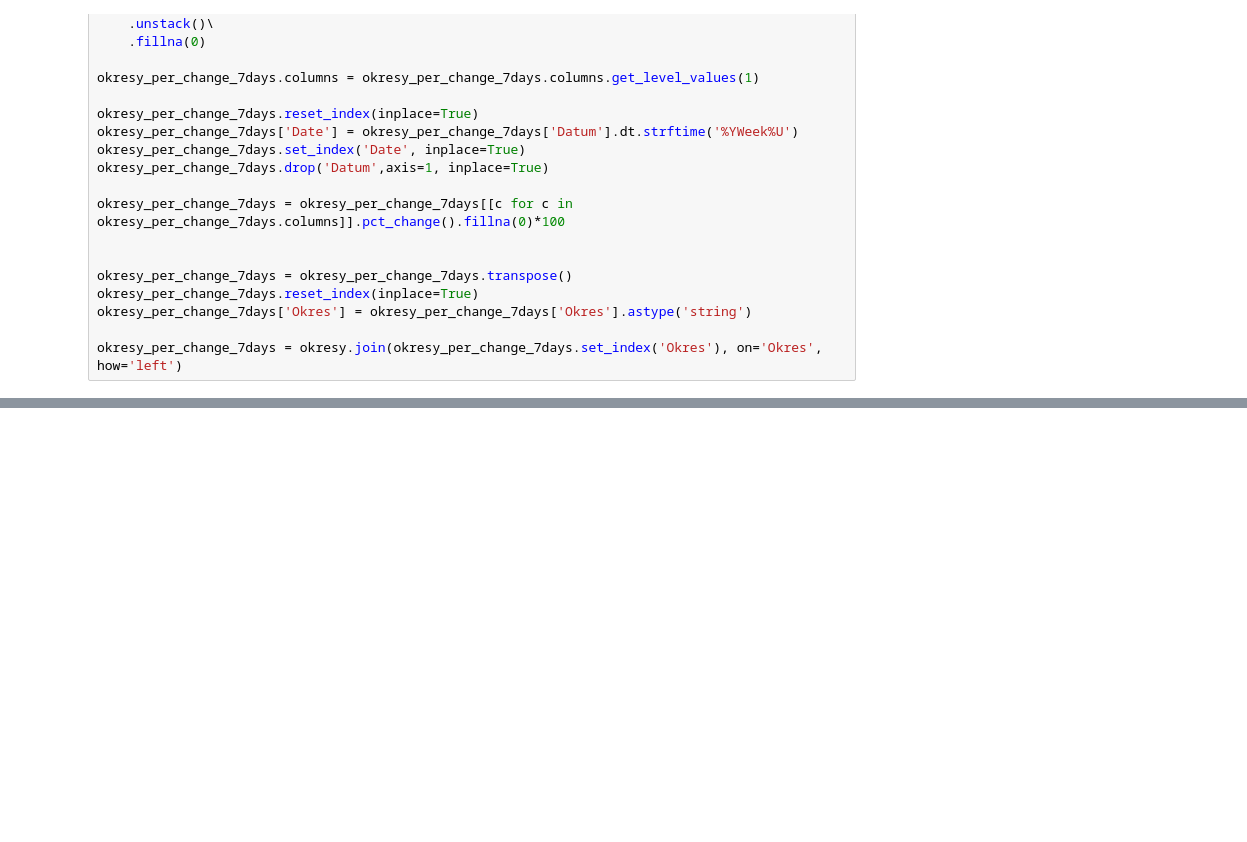
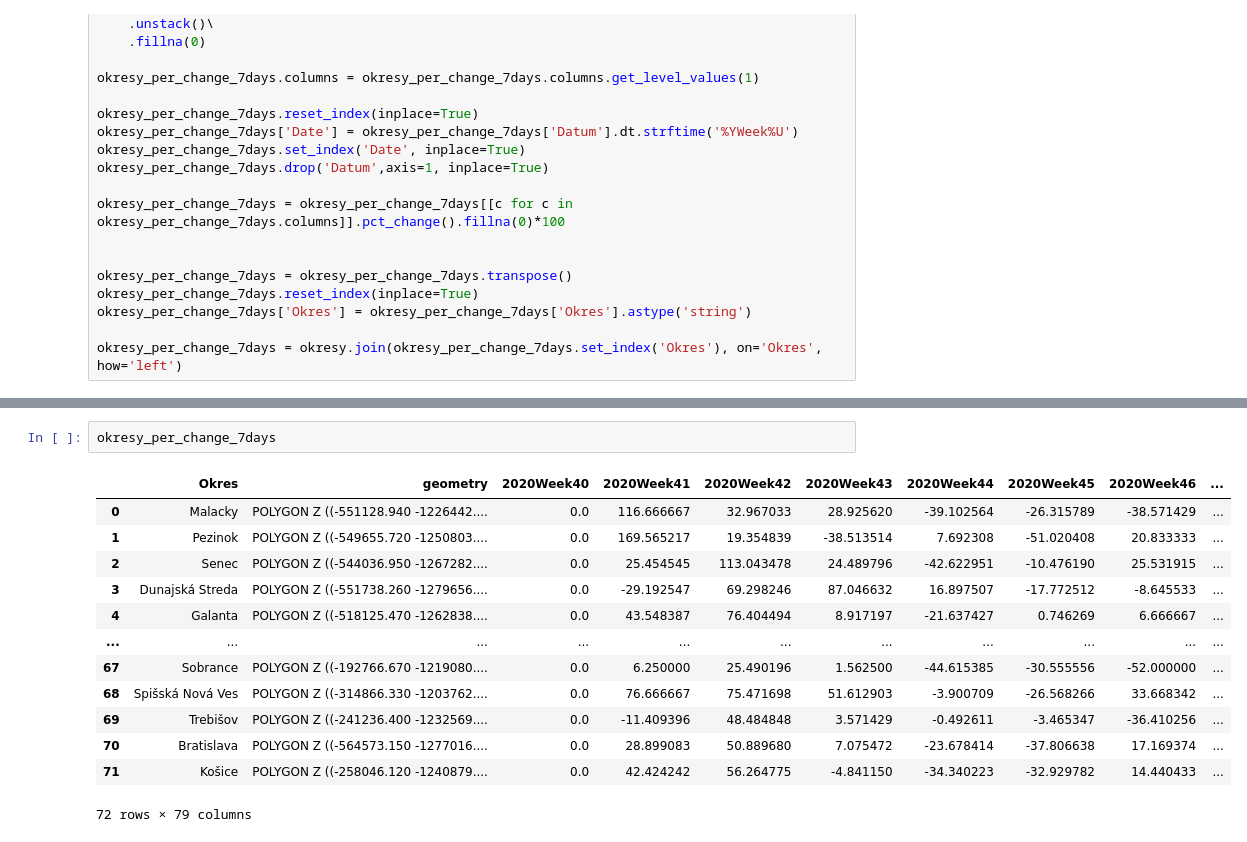
Before and after one commit to eduardgruy/dp-covid-analyza, a Jupyter notebook: 1_2_regions_analysis.ipynb, the cells around one changed output, grey strips where cells are left out. Saved outputs shown, nothing was run; the diff lists cells and outputs as text; blank space fills up the shorter version.

```diff
--- a/1_2_regions_analysis.ipynb
+++ b/1_2_regions_analysis.ipynb
@@ -132,3 +132,19 @@ Column(id='31069', ...)
+# %%
+okresy_per_change_7days
+# %% [output]
+|  | Okres | geometry | 2020Week40 | 2020Week41 | 2020Week42 | 2020Week43 | 2020Week44 | 2020Week45 | 2020Week46 | ... |
+| 0 | Malacky | POLYGON Z ((-551128.940 -1226442.... | 0.0 | 116.666667 | 32.967033 | 28.925620 | -39.102564 | -26.315789 | -38.571429 | ... |
+| 1 | Pezinok | POLYGON Z ((-549655.720 -1250803.... | 0.0 | 169.565217 | 19.354839 | -38.513514 | 7.692308 | -51.020408 | 20.833333 | ... |
+| 2 | Senec | POLYGON Z ((-544036.950 -1267282.... | 0.0 | 25.454545 | 113.043478 | 24.489796 | -42.622951 | -10.476190 | 25.531915 | ... |
+| 3 | Dunajská Streda | POLYGON Z ((-551738.260 -1279656.... | 0.0 | -29.192547 | 69.298246 | 87.046632 | 16.897507 | -17.772512 | -8.645533 | ... |
+| 4 | Galanta | POLYGON Z ((-518125.470 -1262838.... | 0.0 | 43.548387 | 76.404494 | 8.917197 | -21.637427 | 0.746269 | 6.666667 | ... |
+| ... | ... | ... | ... | ... | ... | ... | ... | ... | ... | ... |
+| 67 | Sobrance | POLYGON Z ((-192766.670 -1219080.... | 0.0 | 6.250000 | 25.490196 | 1.562500 | -44.615385 | -30.555556 | -52.000000 | ... |
+| 68 | Spišská Nová Ves | POLYGON Z ((-314866.330 -1203762.... | 0.0 | 76.666667 | 75.471698 | 51.612903 | -3.900709 | -26.568266 | 33.668342 | ... |
+| 69 | Trebišov | POLYGON Z ((-241236.400 -1232569.... | 0.0 | -11.409396 | 48.484848 | 3.571429 | -0.492611 | -3.465347 | -36.410256 | ... |
+| 70 | Bratislava | POLYGON Z ((-564573.150 -1277016.... | 0.0 | 28.899083 | 50.889680 | 7.075472 | -23.678414 | -37.806638 | 17.169374 | ... |
+| 71 | Košice | POLYGON Z ((-258046.120 -1240879.... | 0.0 | 42.424242 | 56.264775 | -4.841150 | -34.340223 | -32.929782 | 14.440433 | ... |
+72 rows × 79 columns
 # %%
 okresy_per_change_7days.sort_values('2022Week10').plot(
     title='% zmena pozitívnych PCR',
```
Also changed, not shown: parts of 5 cells of this notebook, 2 other files.
